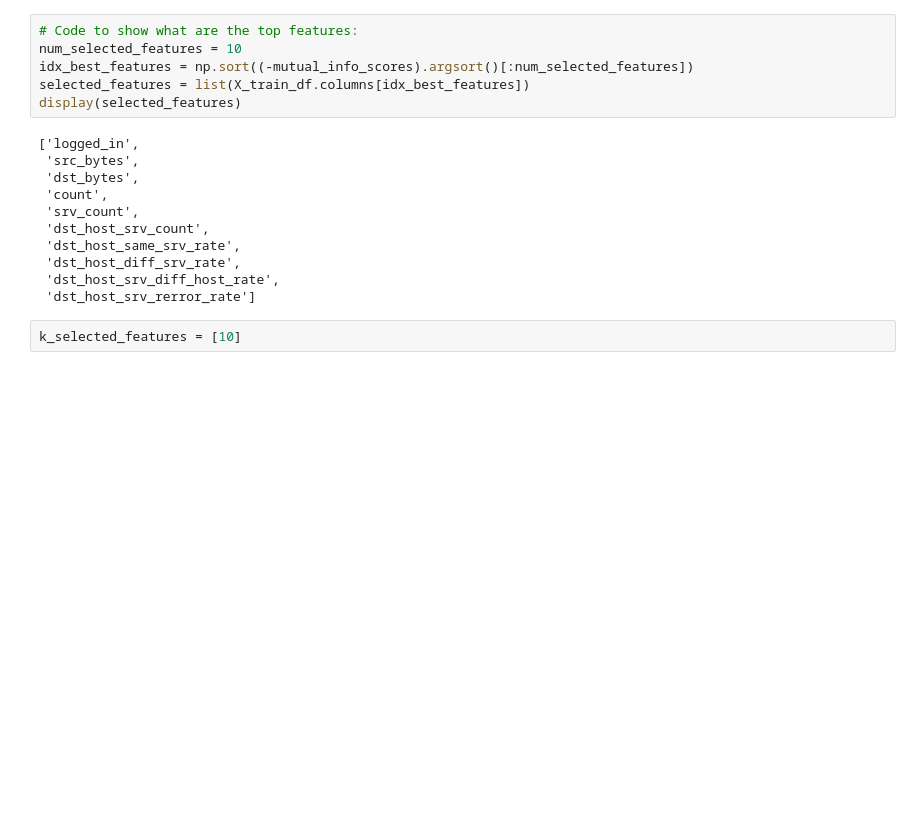
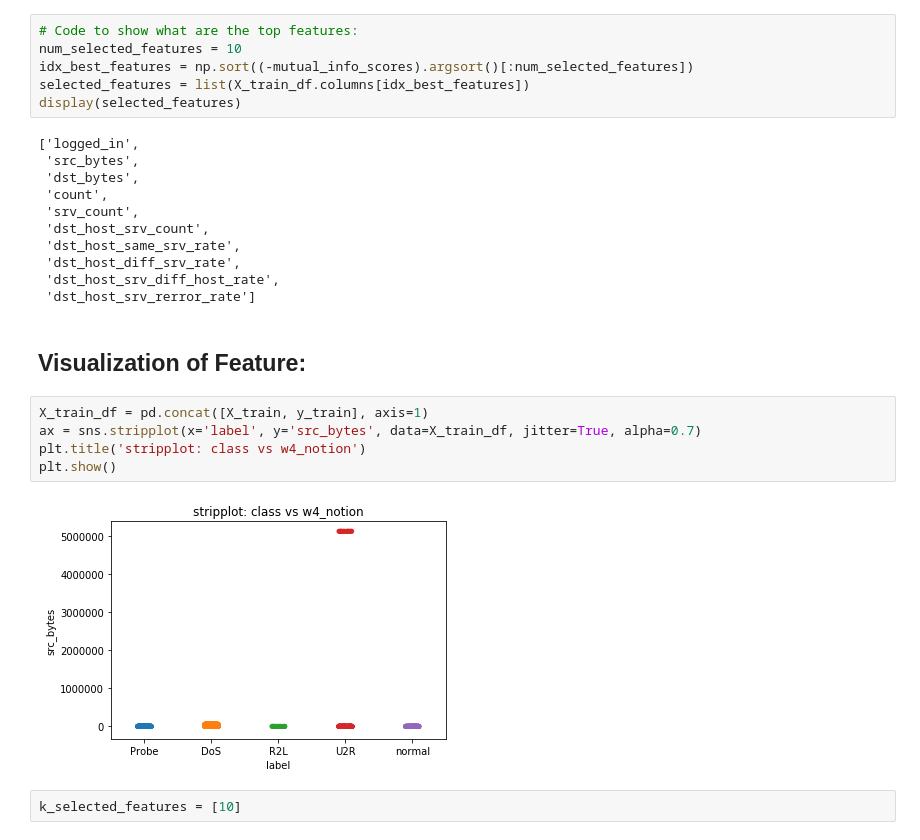
Before and after one commit to yantiz/DME-Network-Intrusion-Data, a Jupyter notebook: one_hot_encoding+mutual_information+Logistic_Regression+SVM_rbf.ipynb, the cells around one changed output. Drawn from its saved outputs; the diff is of its cells as text; blank space fills up the shorter version.

Commit message:
add visualization

```diff
--- a/one_hot_encoding+mutual_information+Logistic_Regression+SVM_rbf.ipynb
+++ b/one_hot_encoding+mutual_information+Logistic_Regression+SVM_rbf.ipynb
@@ -206,6 +206,15 @@ display(selected_features)
  'dst_host_diff_srv_rate',
  'dst_host_srv_diff_host_rate',
  'dst_host_srv_rerror_rate']
+# %% [markdown]
+## Visualization of Feature:
+# %%
+X_train_df = pd.concat([X_train, y_train], axis=1)
+ax = sns.stripplot(x='label', y='src_bytes', data=X_train_df, jitter=True, alpha=0.7)
+plt.title('stripplot: class vs w4_notion')
+plt.show()
+# %% [output]
+[figure, added]
 # %%
 k_selected_features = [10]
 # %% [markdown]
```
